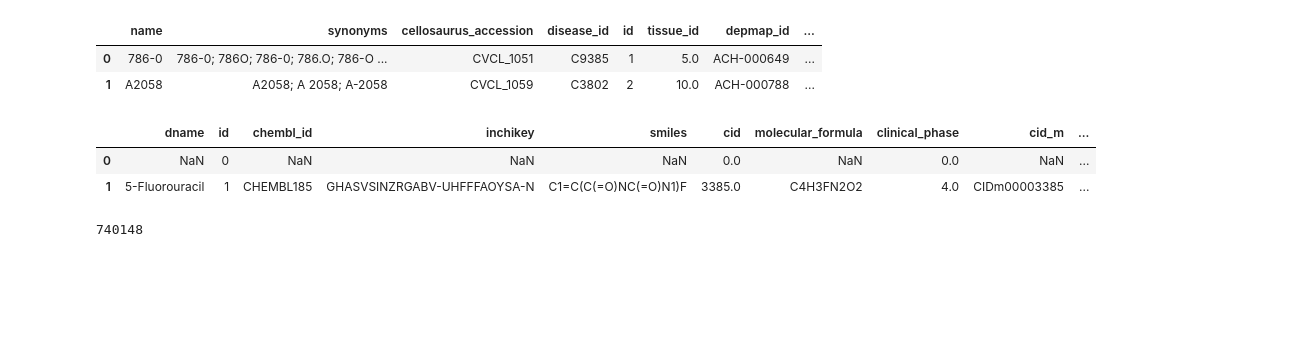
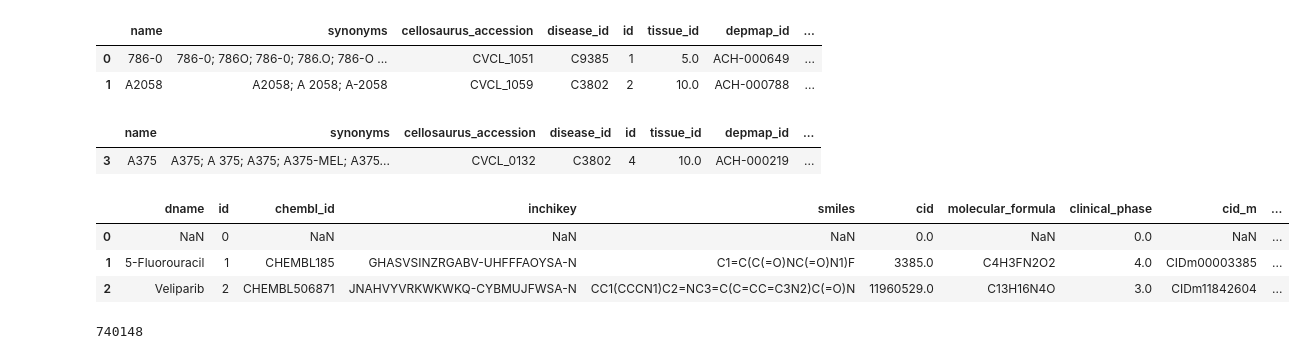
Before and after one commit to sofiaferben/TFM_old, a Jupyter notebook: codigo/20250326_drugcomb_cmap.ipynb, the cells around one changed output. Drawn from its saved outputs; the diff is of its cells as text; code cells hidden in the pictures; blank space fills up the shorter version.

```diff
--- a/codigo/20250326_drugcomb_cmap.ipynb
+++ b/codigo/20250326_drugcomb_cmap.ipynb
@@ -32,12 +48,19 @@ cell_line.head(2)
 |  | name | synonyms | cellosaurus_accession | disease_id | id | tissue_id | depmap_id | ... |
 | 0 | 786-0 | 786-0; 786O; 786-0; 786.O; 786-O ... | CVCL_1051 | C9385 | 1 | 5.0 | ACH-000649 | ... |
 | 1 | A2058 | A2058; A 2058; A-2058 | CVCL_1059 | C3802 | 2 | 10.0 | ACH-000788 | ... |
+# %%
+cell_line_1 = cell_line[cell_line['name'] == 'A375']
+cell_line_1
+# %% [output]
+|  | name | synonyms | cellosaurus_accession | disease_id | id | tissue_id | depmap_id | ... |
+| 3 | A375 | A375; A 375; A375; A375-MEL; A375... | CVCL_0132 | C3802 | 4 | 10.0 | ACH-000219 | ... |
 # %%
-drugs.head(2)
+drugs.head(3)
 # %% [output]
 |  | dname | id | chembl_id | inchikey | smiles | cid | molecular_formula | clinical_phase | cid_m | ... |
 | 0 | NaN | 0 | NaN | NaN | NaN | 0.0 | NaN | 0.0 | NaN | ... |
 | 1 | 5-Fluorouracil | 1 | CHEMBL185 | GHASVSINZRGABV-UHFFFAOYSA-N | C1=C(C(=O)NC(=O)N1)F | 3385.0 | C4H3FN2O2 | 4.0 | CIDm00003385 | ... |
+| 2 | Veliparib | 2 | CHEMBL506871 | JNAHVYVRKWKWKQ-CYBMUJFWSA-N | CC1(CCCN1)C2=NC3=C(C=CC=C3N2)C(=O)N | 11960529.0 | C13H16N4O | 3.0 | CIDm11842604 | ... |
 # %%
 print(summary.shape[0])
 summary.head(2)
```
Also changed, not shown: parts of 11 cells of this notebook, 2 other files.
